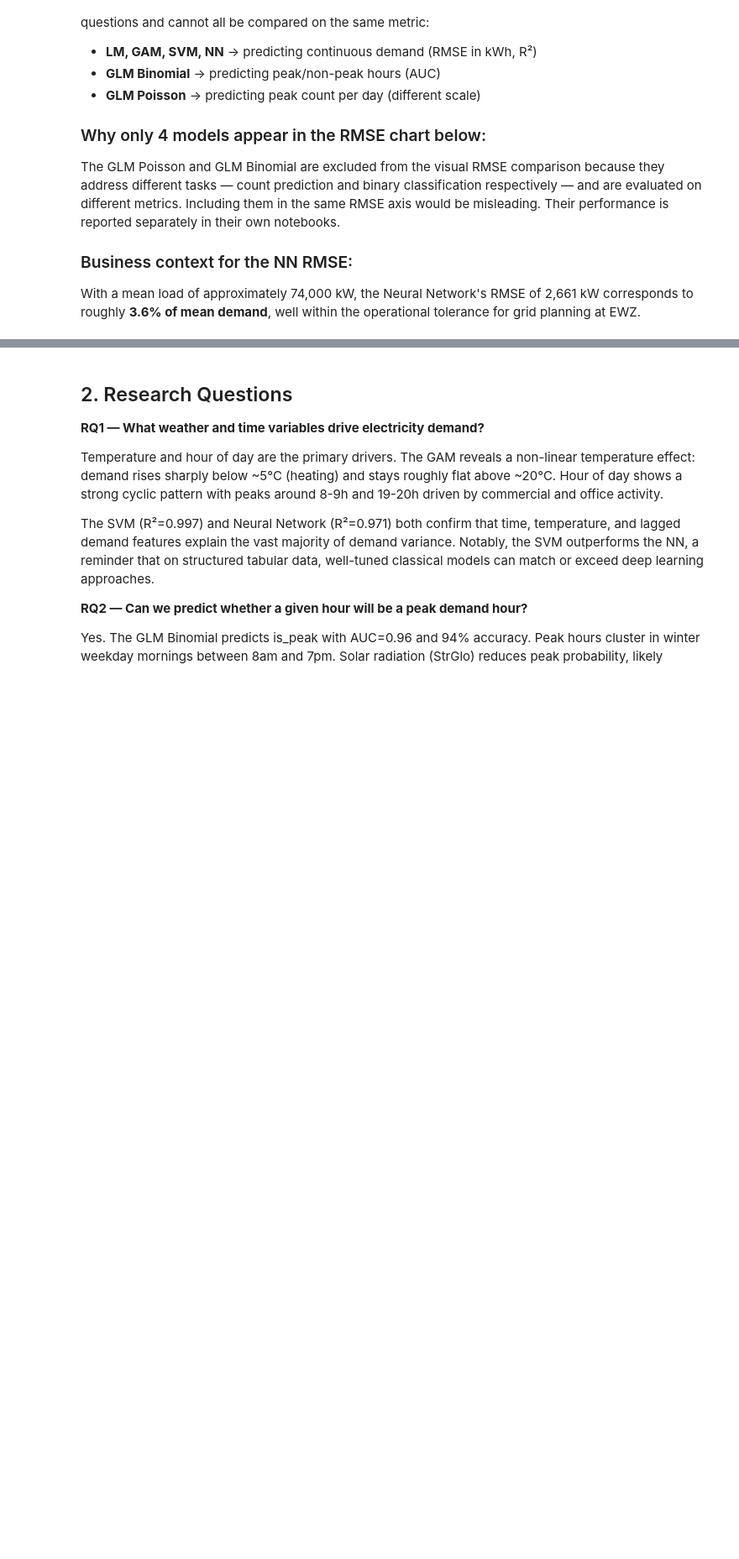
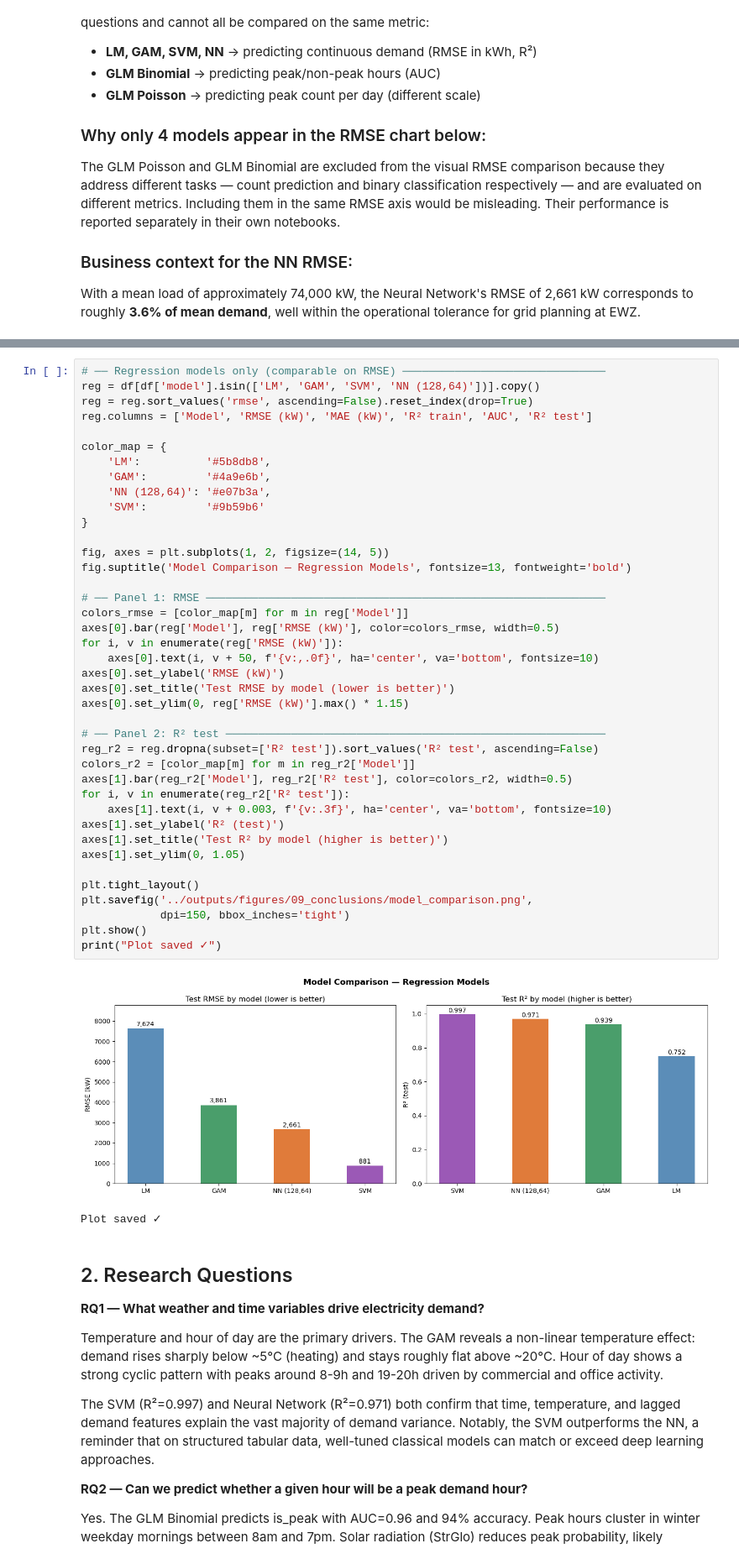
Before and after one commit to EllieTheAnalyst/ml1-electricity-demand-zurich, a Jupyter notebook: notebooks/09_conclusions.ipynb, the cells around one changed output, grey strips where cells are left out. Shown at 84% size. Cells and saved outputs as stored; diff of their text form; blank space fills up the shorter version.

```diff
--- a/notebooks/09_conclusions.ipynb
+++ b/notebooks/09_conclusions.ipynb
@@ -105,3 +58,46 @@ Plot saved ✓
+# %%
+# ── Regression models only (comparable on RMSE) ───────────────────────────────
+reg = df[df['model'].isin(['LM', 'GAM', 'SVM', 'NN (128,64)'])].copy()
+reg = reg.sort_values('rmse', ascending=False).reset_index(drop=True)
+reg.columns = ['Model', 'RMSE (kW)', 'MAE (kW)', 'R² train', 'AUC', 'R² test']
+
+color_map = {
+    'LM':          '#5b8db8',
+    'GAM':         '#4a9e6b',
+    'NN (128,64)': '#e07b3a',
+    'SVM':         '#9b59b6'
+}
+
+fig, axes = plt.subplots(1, 2, figsize=(14, 5))
+fig.suptitle('Model Comparison — Regression Models', fontsize=13, fontweight='bold')
+
+# ── Panel 1: RMSE ─────────────────────────────────────────────────────────────
+colors_rmse = [color_map[m] for m in reg['Model']]
+axes[0].bar(reg['Model'], reg['RMSE (kW)'], color=colors_rmse, width=0.5)
+for i, v in enumerate(reg['RMSE (kW)']):
+    axes[0].text(i, v + 50, f'{v:,.0f}', ha='center', va='bottom', fontsize=10)
+axes[0].set_ylabel('RMSE (kW)')
+axes[0].set_title('Test RMSE by model (lower is better)')
+axes[0].set_ylim(0, reg['RMSE (kW)'].max() * 1.15)
+
+# ── Panel 2: R² test ──────────────────────────────────────────────────────────
+reg_r2 = reg.dropna(subset=['R² test']).sort_values('R² test', ascending=False)
+colors_r2 = [color_map[m] for m in reg_r2['Model']]
+axes[1].bar(reg_r2['Model'], reg_r2['R² test'], color=colors_r2, width=0.5)
+for i, v in enumerate(reg_r2['R² test']):
+    axes[1].text(i, v + 0.003, f'{v:.3f}', ha='center', va='bottom', fontsize=10)
+axes[1].set_ylabel('R² (test)')
+axes[1].set_title('Test R² by model (higher is better)')
+axes[1].set_ylim(0, 1.05)
+
+plt.tight_layout()
+plt.savefig('../outputs/figures/09_conclusions/model_comparison.png',
+            dpi=150, bbox_inches='tight')
+plt.show()
+print("Plot saved ✓")
+# %% [output]
+[figure, added]
+Plot saved ✓
 # %% [markdown]
 ## 2. Research Questions
 
```
Also changed, not shown: parts of 2 cells of this notebook, 5 other files.
